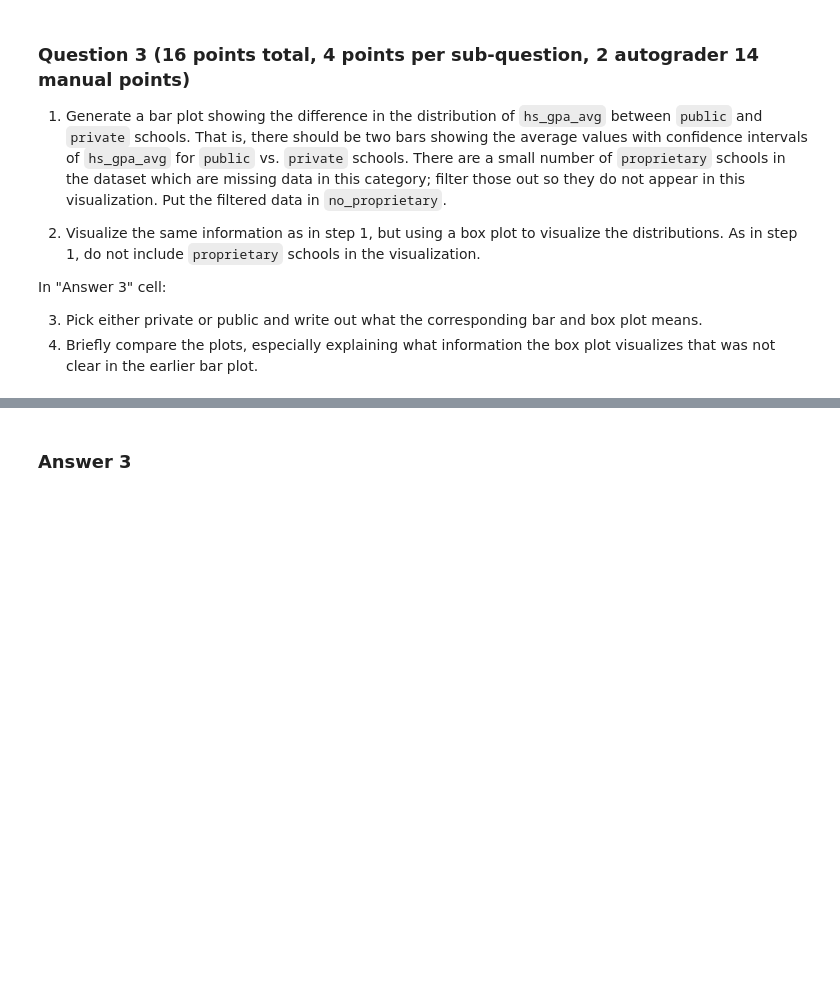
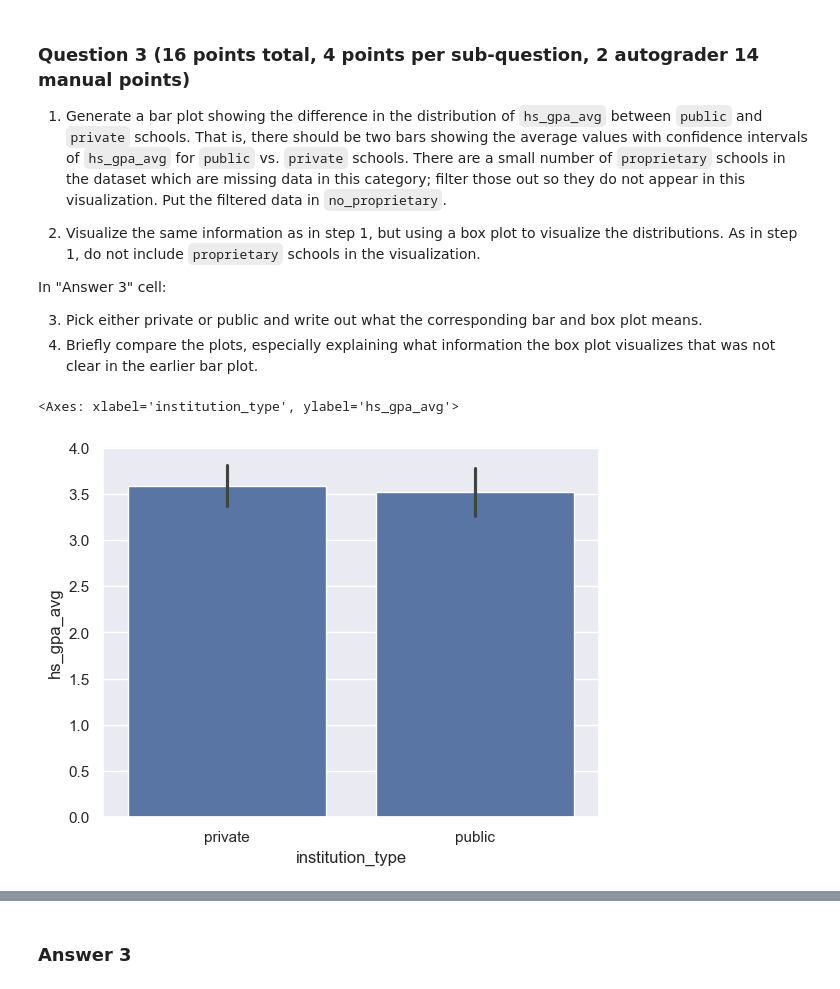
Before and after one commit to zoraizmohammad/cs216, a Jupyter notebook: hw3/homework03.ipynb, the cells around one changed output, grey strips where cells are left out. Cells and saved outputs as stored; diff of their text form; code cells hidden in the pictures; blank space fills up the shorter version.

```diff
--- a/hw3/homework03.ipynb
+++ b/hw3/homework03.ipynb
@@ -126,4 +131,11 @@ In "Answer 3" cell:
 
 3. Pick either private or public and write out what the corresponding bar and box plot means.
 4. Briefly compare the plots, especially explaining what information the box plot visualizes that was not clear in the earlier bar plot.
+# %%
+# Put your code for 3.1 here
+no_proprietary = uni[uni["institution_type"].isin(["public", "private"])]
+sns.barplot(data=no_proprietary, x="institution_type", y="hs_gpa_avg", errorbar="sd")
+# %% [output]
+<Axes: xlabel='institution_type', ylabel='hs_gpa_avg'>
+[figure, added]
 # %%
```
Also changed, not shown: parts of 13 cells of this notebook.
